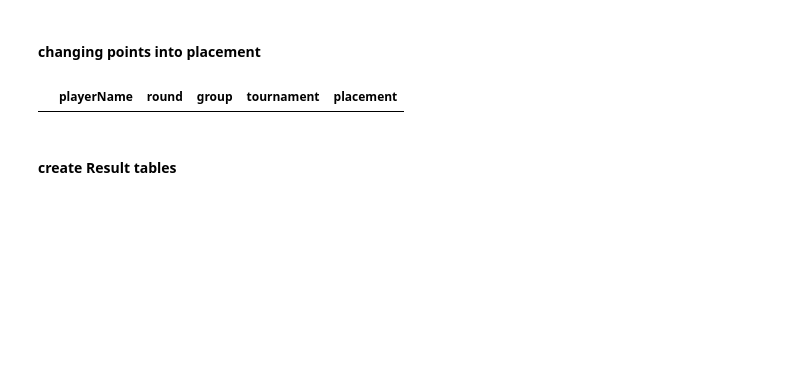
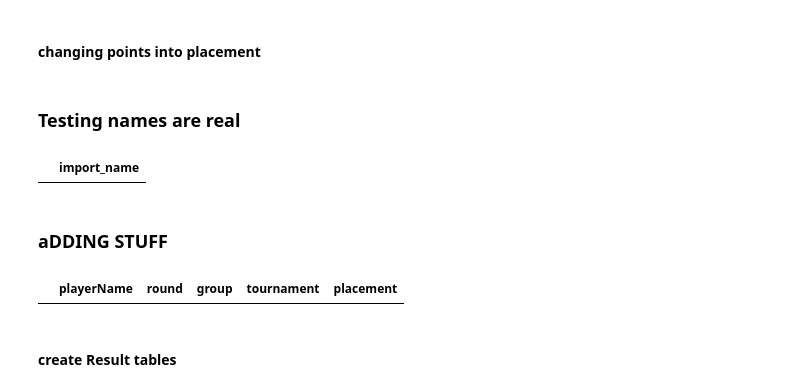
Before and after one commit to Numb2r3/tft_Tables, a Jupyter notebook: files_manipulation/lobbys.ipynb, the cells around one changed output. Drawn from its saved outputs; the diff is of its cells as text; code cells hidden in the pictures; blank space fills up the shorter version.

```diff
--- a/files_manipulation/lobbys.ipynb
+++ b/files_manipulation/lobbys.ipynb
@@ -22,3 +23,36 @@ tournament_result
 # %% [markdown]
 #### changing points into placement
+# %% [markdown]
+### Testing names are real
+# %%
+def check_new(df_new,df_exist,columns):
+    df_new = df_new.copy()
+    df_exist = df_exist.copy()
+    df_exist['already_exist'] = 'Yes'
+    drop_columns = df_exist.columns.difference(df_new.columns)
+    df_concat = pd.concat([df_exist,df_new],ignore_index=True)
+    df_concat = (df_concat
+                 .drop_duplicates(subset=[columns],keep=False)
+                 .query('already_exist != "Yes"')
+                 .drop(columns=drop_columns)
+    )
+    return df_concat
+# %%
+df_player = tournament_result[['playerName']].copy().drop_duplicates()
+
+schema = 'tft_table'
+table = 'alternative_name'
+sql_query = f'SELECT player_id,player_name FROM {schema}.{table};'
+alternative_name = pd.DataFrame(sql_int.get_data_alchemy(sql_query),
+                                    columns=['player_id','player_name'])
+df_alternative_name = alternative_name.copy()
+df_player = df_player.drop_duplicates().rename(columns={'playerName': 'import_name' })
+df_player_import = check_new(df_player,
+                             df_alternative_name.rename(columns={'player_name' :'import_name' }),
+                             'import_name')
+df_player_import
+# %% [output]
+|  | import_name |
+# %% [markdown]
+### aDDING STUFF
 # %%
```
Also changed, not shown: parts of 17 cells of this notebook, 4 other files.
